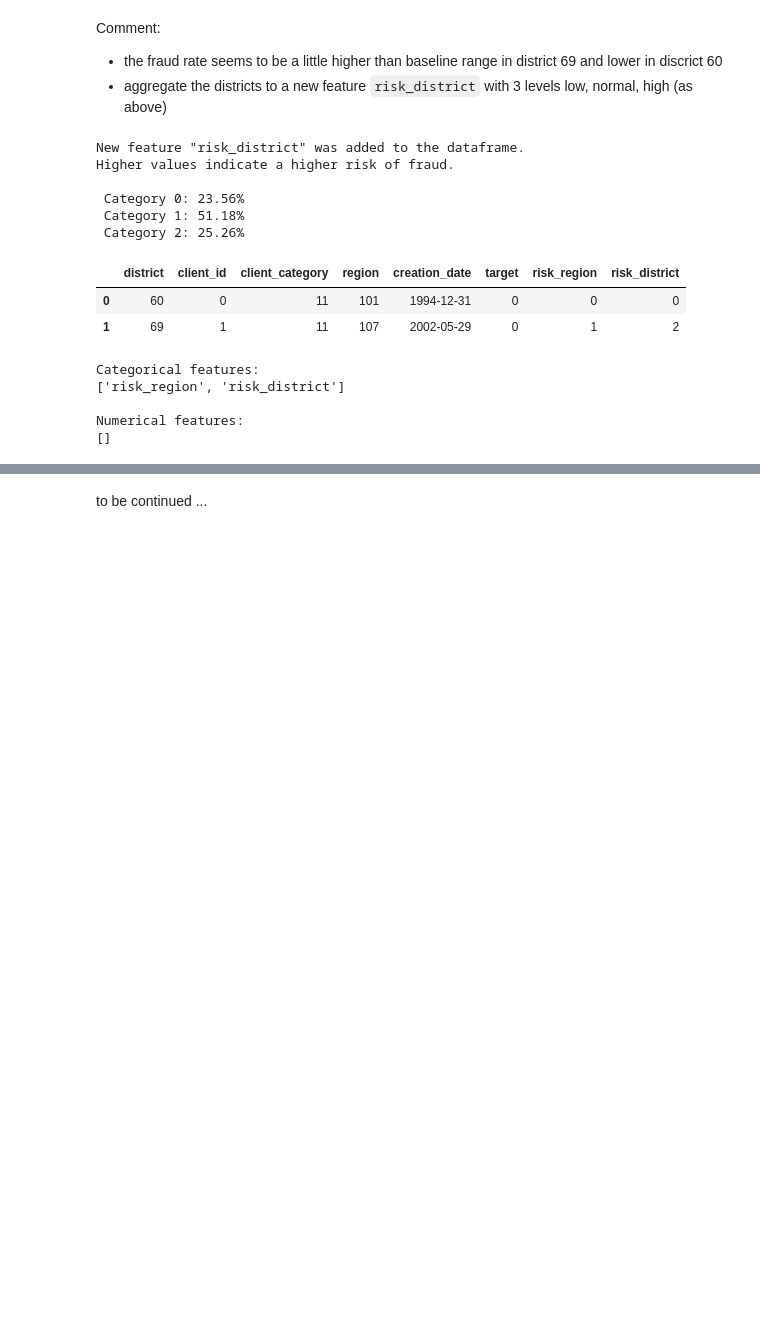
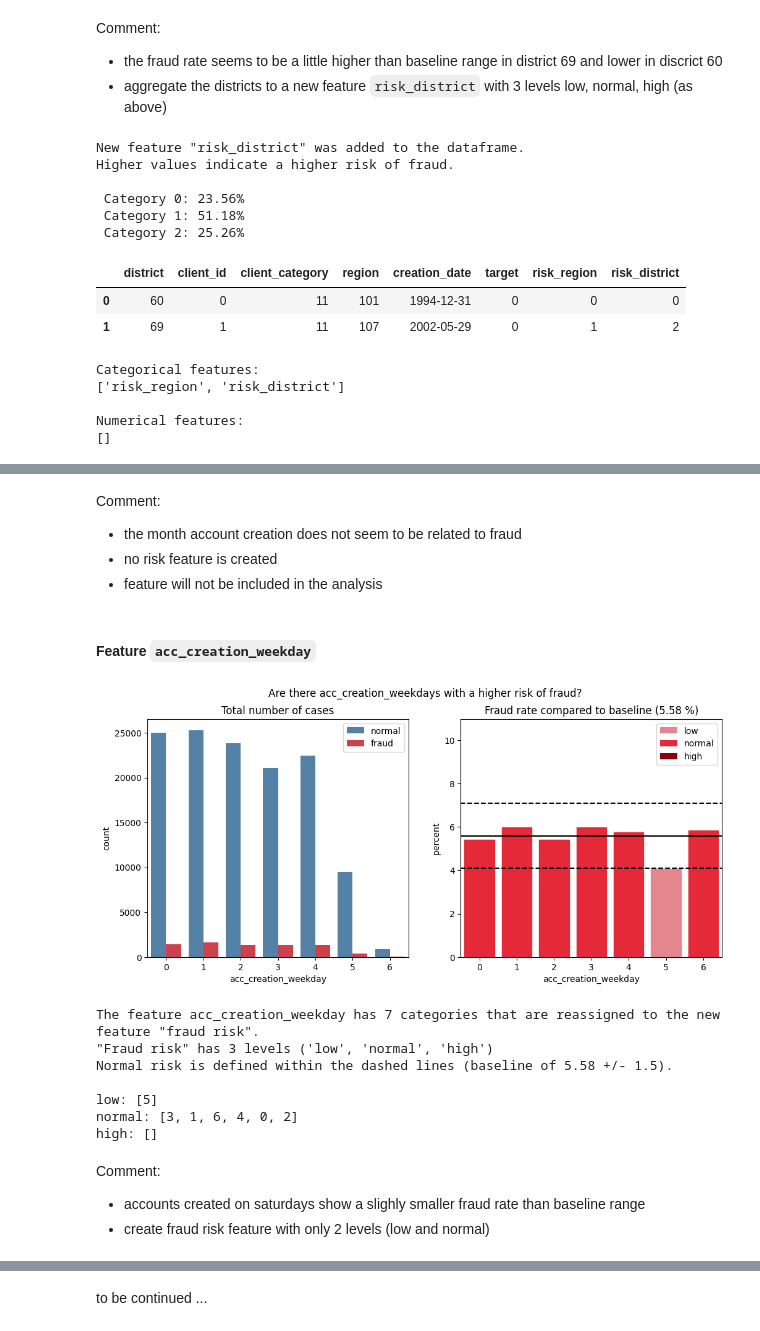
Before and after one commit to A-Lachs/ds_fraud_detection, a Jupyter notebook: EDA/EDA_notebook.ipynb, the cells around one changed output, grey strips where cells are left out. Drawn from its saved outputs; the diff is of its cells as text; code cells hidden in the pictures; blank space fills up the shorter version.

```diff
--- a/EDA/EDA_notebook.ipynb
+++ b/EDA/EDA_notebook.ipynb
@@ -429,0 +579,27 @@ Numerical features:
+# %% [markdown]
+Comment:
+*   the month account creation does not seem to be related to fraud
+*   no risk feature is created
+*   feature will not be included in the analysis
+# %% [markdown]
+#### Feature `acc_creation_weekday`
+# %%
+# 1. Plotting
+grouped_df_acc_creation_weekday, risk_categories_acc_creation_weekday  = subplopts_fraud_per_category(df_client,
+                                                                                                      feature='acc_creation_weekday',
+                                                                                                      fraud_baseline=FRAUD_BASELINE,
+                                                                                                      fraud_range=FRAUD_RANGE,
+                                                                                                      verbose=True)
+# %% [output]
+[figure, added]
+The feature acc_creation_weekday has 7 categories that are reassigned to the new feature "fraud risk".
+"Fraud risk" has 3 levels ('low', 'normal', 'high')
+Normal risk is defined within the dashed lines (baseline of 5.58 +/- 1.5).
+
+low: [5]
+normal: [3, 1, 6, 4, 0, 2]
+high: []
+# %% [markdown]
+Comment:
+* accounts created on saturdays show a slighly smaller fraud rate than baseline range
+* create fraud risk feature with only 2 levels (low and normal)
```
Also changed, not shown: parts of 28 cells of this notebook, 1 other file.
